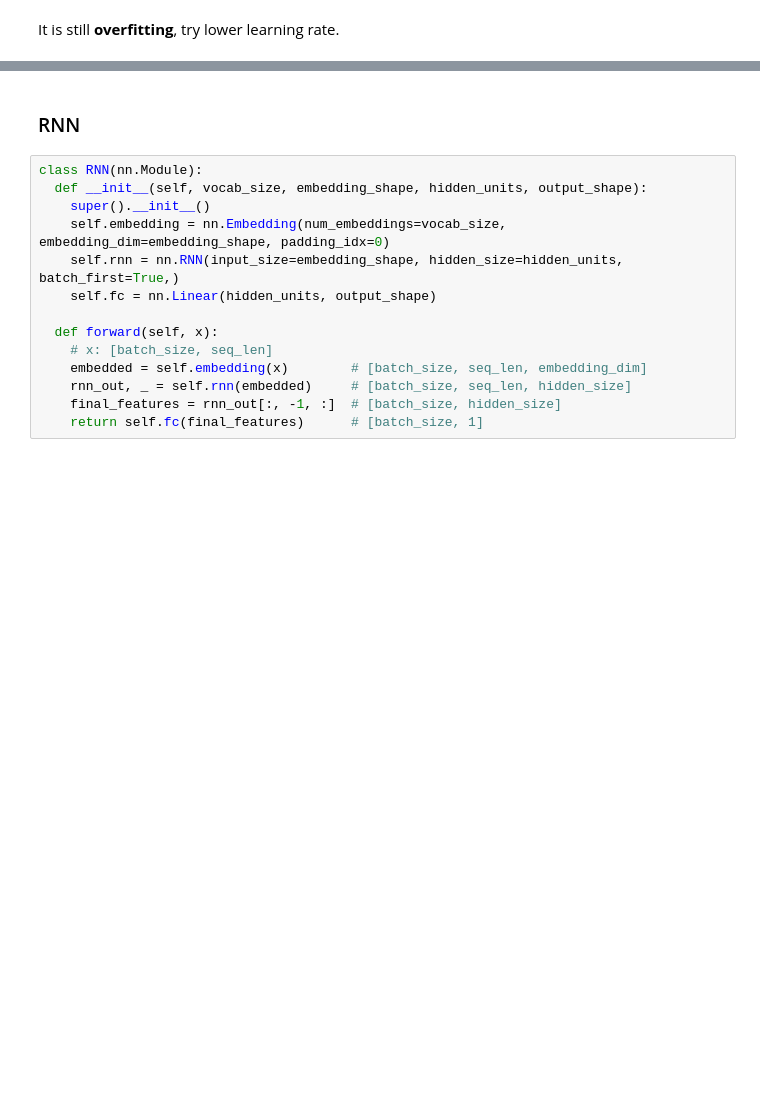
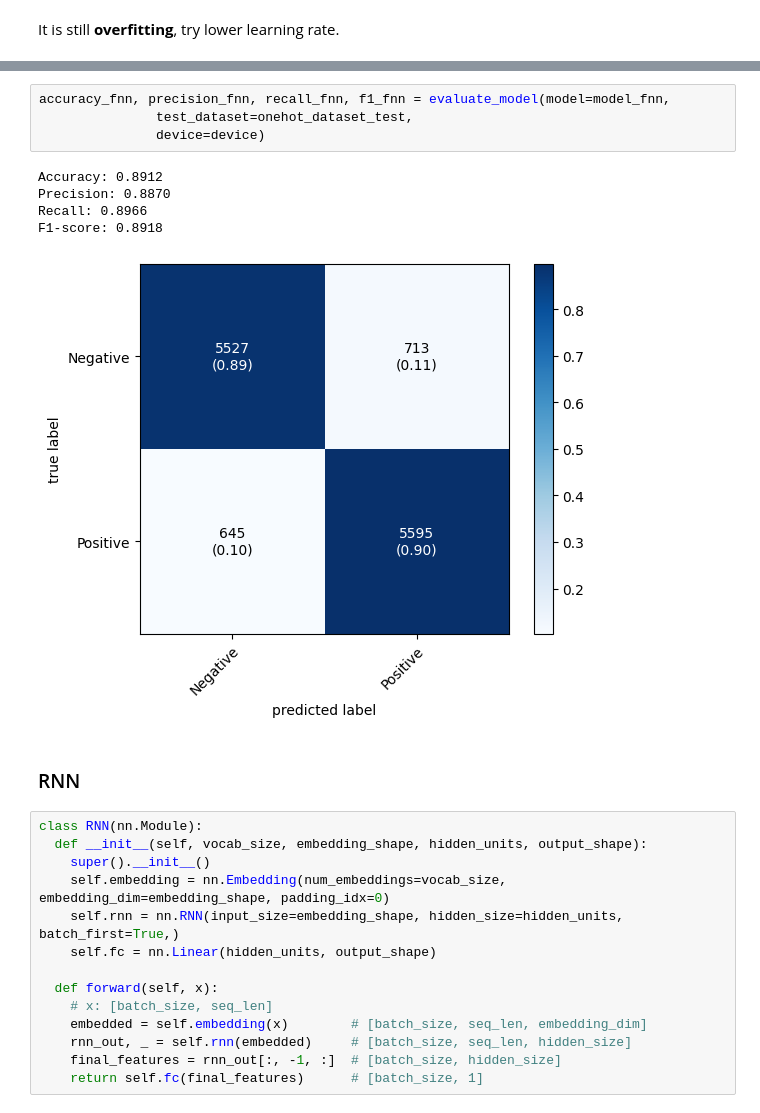
Before and after one commit to BaHaMuT-J/Sentiment-Analysis-and-Model-Comparison, a Jupyter notebook: Sentiment.ipynb, the cells around one changed output, grey strips where cells are left out. Drawn from its saved outputs; the diff is of its cells as text; blank space fills up the shorter version.

```diff
--- a/Sentiment.ipynb
+++ b/Sentiment.ipynb
@@ -794,3 +714,13 @@ F1-score: 0.8918
+# %%
+accuracy_fnn, precision_fnn, recall_fnn, f1_fnn = evaluate_model(model=model_fnn,
+               test_dataset=onehot_dataset_test,
+               device=device)
+# %% [output]
+Accuracy: 0.8912
+Precision: 0.8870
+Recall: 0.8966
+F1-score: 0.8918
+[figure, added]
 # %% [markdown]
 ### RNN
 # %%
```
Also changed, not shown: parts of 21 cells of this notebook, 1 other file.
